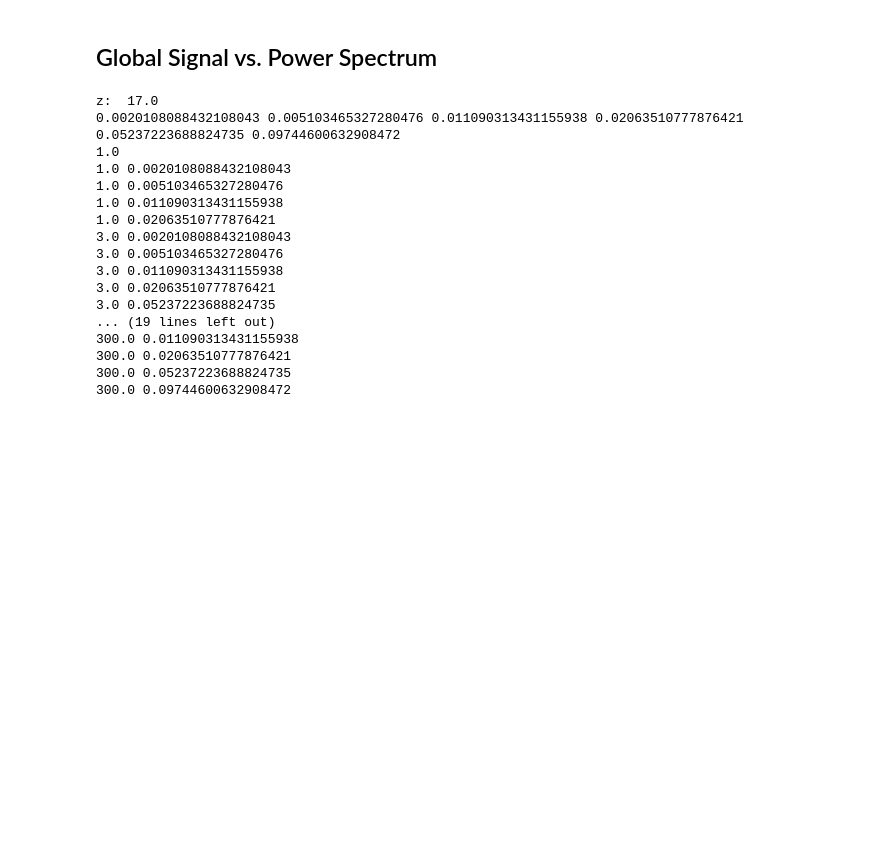
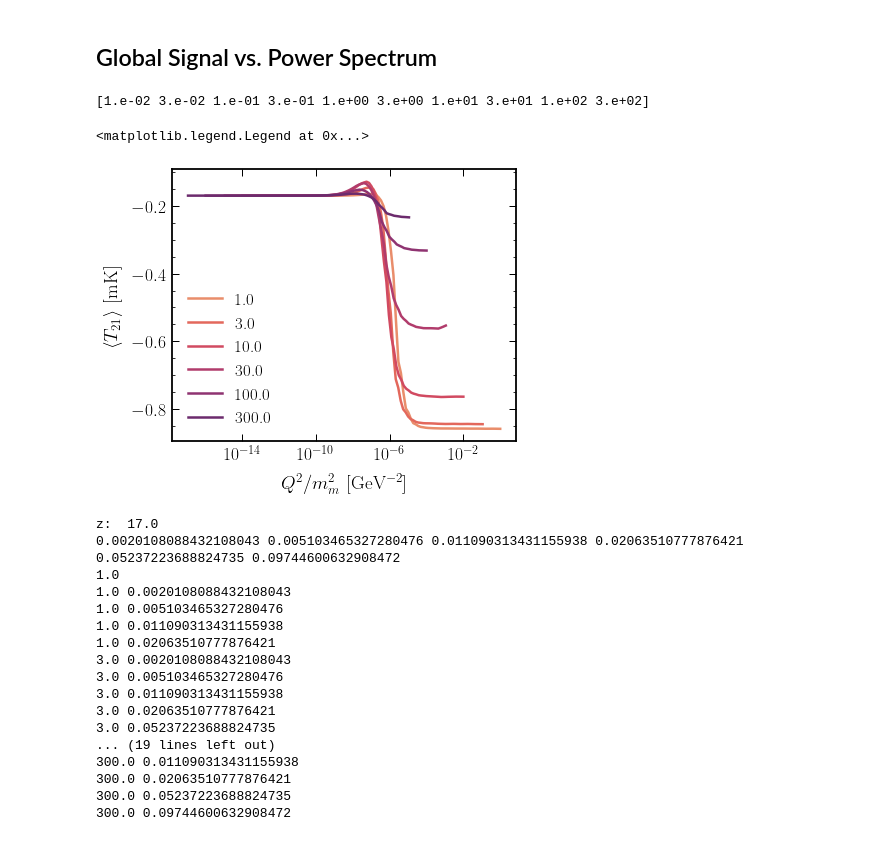
Before and after one commit to hongwanliu/millicharged_DM_with_bath, a Jupyter notebook: notebooks/combine_diff_models.ipynb, the cells around one changed output. Drawn from its saved outputs; the diff is of its cells as text; code cells hidden in the pictures; blank space fills up the shorter version.

```diff
--- a/notebooks/combine_diff_models.ipynb
+++ b/notebooks/combine_diff_models.ipynb
@@ -395,6 +449,34 @@ k in Mpc^-1:  0.10028091636980907
 [figure]
 # %% [markdown]
 ## Global Signal vs. Power Spectrum
+# %%
+## We want to check that (Q / m_m)^2 is the main dependence of the points.
+z_ind = 8
+
+# Create the global signal vs. power spectrum array at fixed z. Dimensions 140 x 90 x 10 x 2: astro model x Q x m_m x (global signal, power spectrum)
+glob_vs_ps_ary = np.transpose([global_signal_ary[:, z_ind, :, :], power_spec_ary[:, z_ind, :, :]], axes=(1, 2, 3, 0))
+
+plt.figure()
+
+plt.xscale('log')
+
+for i,mm in enumerate(mmlis):
+
+    if i < 4:
+
+        continue
+
+    plt.plot((Qlis/mm)**2, glob_vs_ps_ary[36, :, i, 0], label=mm)
+
+print(mmlis)
+plt.xlabel(r'$Q^2 / m_m^2$ [GeV$^{-2}$]')
+plt.ylabel(r'$\langle T_{21} \rangle$ [mK]')
+
+plt.legend()
+# %% [output]
+[1.e-02 3.e-02 1.e-01 3.e-01 1.e+00 3.e+00 1.e+01 3.e+01 1.e+02 3.e+02]
+<matplotlib.legend.Legend at 0x...>
+[figure, added]
 # %%
 z_ind = 8
 
```
Also changed, not shown: parts of 3 cells of this notebook, 1 other file.
